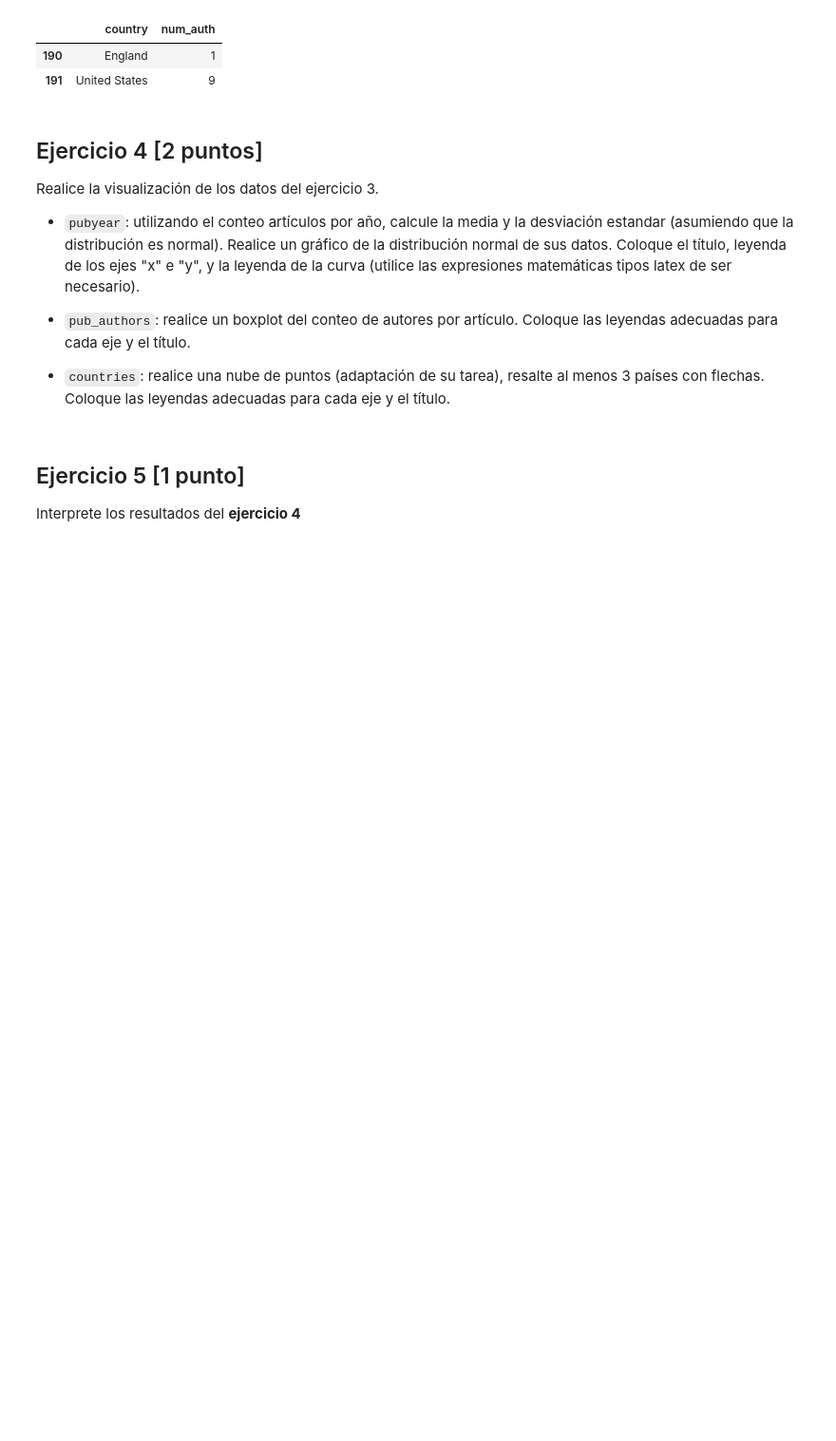
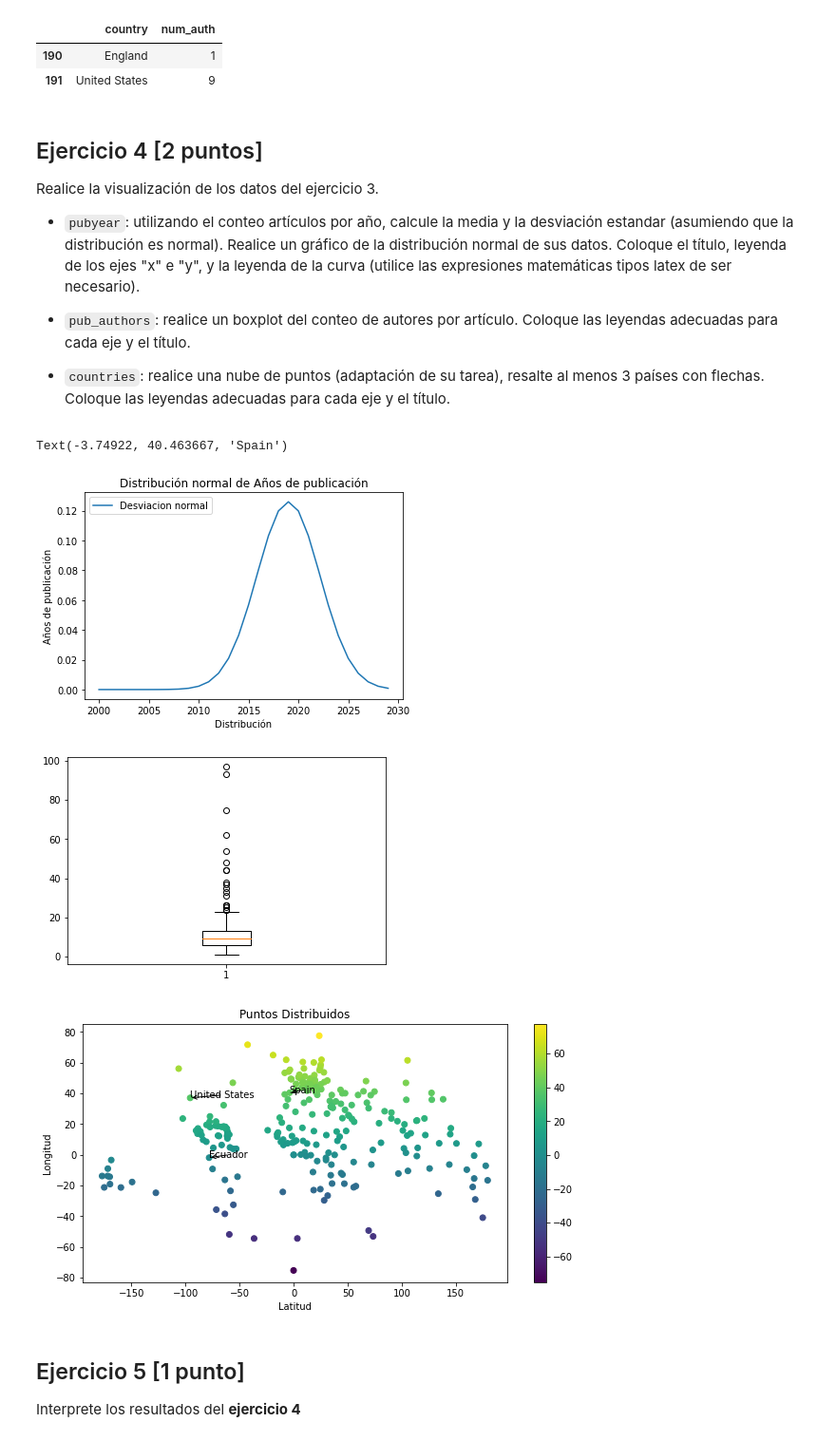
Before and after one commit to JessicaVerdezoto/GBI6_EXAMEN_Python, a Jupyter notebook: 2021II_GBI6_ExamenParcialPython.ipynb, the cells around one changed output. Shown at 95% size. Drawn from its saved outputs; the diff is of its cells as text; code cells hidden in the pictures; blank space fills up the shorter version.

```diff
--- a/2021II_GBI6_ExamenParcialPython.ipynb
+++ b/2021II_GBI6_ExamenParcialPython.ipynb
@@ -147,32 +147,66 @@ Realice la visualización de los datos del ejercicio 3.
 # %%
 import numpy as np
 import matplotlib.pyplot as plt
 import pandas as pd
 from scipy.stats import norm
 
 # Datf_pub_yer
 median_pubyr = Datf_pub_year.median(numeric_only=True)
 D_standar_pubyr = Datf_pub_year.std(numeric_only=True)
 
 
 ptos = np.arange(2000, 2030, 1)
 
 fig1, ax1 = plt.subplots()
 
 label = "Desviacion normal"
 ax1.plot(ptos, norm.pdf(ptos,median_pubyr, D_standar_pubyr), label=label)
-ax1.set_title("Distribución normal de los años de publicación")
+ax1.set_title("Distribución normal de Años de publicación")
 ax1.set_xlabel("Distribución")
 ax1.set_ylabel("Años de publicación")
 ax1.legend(loc = "upper left")
 
 # Datf_pub_authors
 Datf_pub_authors.drop(Datf_pub_authors[Datf_pub_authors['num_auth'] > 100].index, inplace=True)
 Datf_pub_authors.sort_values(by="num_auth", ascending=False, inplace=True) #Se ordenan los datos
 
 fig2, ax2 = plt.subplots()
 
 ax2.boxplot(Datf_pub_authors["num_auth"])
+
+# Datf_countries
+#Latitud y Longitud
+LatLon_countries = pd.read_csv('./data/Lat_countries.csv', engine='python', skipfooter=3)
+
+LatLon_countries['name'] = LatLon_countries['name'].str.lower()
+LatLon_countries= LatLon_countries.rename(columns={'name': 'country_name'})
+
+Datf_countries['country'] = Datf_countries['country'].str.lower()
+
+Datf_countries = Datf_countries.rename(columns={'country': 'country_name'})
+
+Alldata = pd.concat([Datf_countries, LatLon_countries]).groupby(['country_name']).sum()
+
+Alldata = Alldata[Alldata['num_auth'].notna()]
+
+
+plt.figure(figsize=(10,5))
+plt.title('Puntos Distribuidos')
+plt.xlabel('Latitud')
+plt.ylabel('Longitud')
+
+
+plt.scatter(Alldata['longitude'], Alldata['latitude'], c=Alldata['latitude'], marker='o', label='Puntos')
+plt.colorbar()
+
+plt.annotate('Ecuador', xy= (Alldata.loc['ecuador']['longitude'], Alldata.loc['ecuador']['latitude']), arrowprops={'arrowstyle': '->'})
+plt.annotate('United States', xy= (Alldata.loc['united states']['longitude'], Alldata.loc['united states']['latitude']), arrowprops={'arrowstyle': '->'})
+plt.annotate('Spain', xy= (Alldata.loc['spain']['longitude'], Alldata.loc['spain']['latitude']), arrowprops={'arrowstyle': '->'})
+# %% [output]
+Text(-3.74922, 40.463667, 'Spain')
+[figure, added]
+[figure, added]
+[figure, added]
 # %% [markdown]
 ## Ejercicio 5 [1 punto]
 
```
